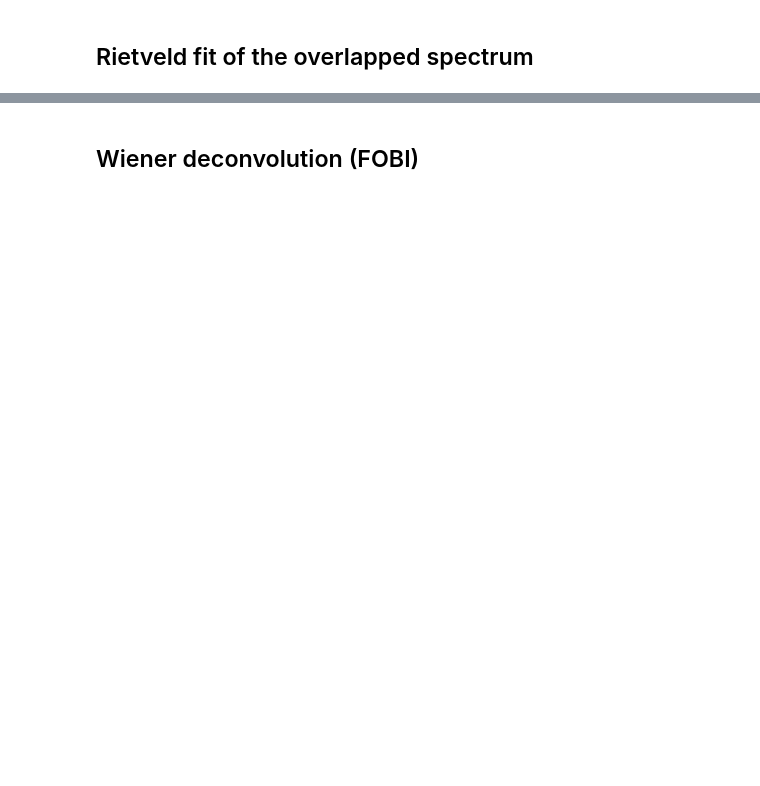
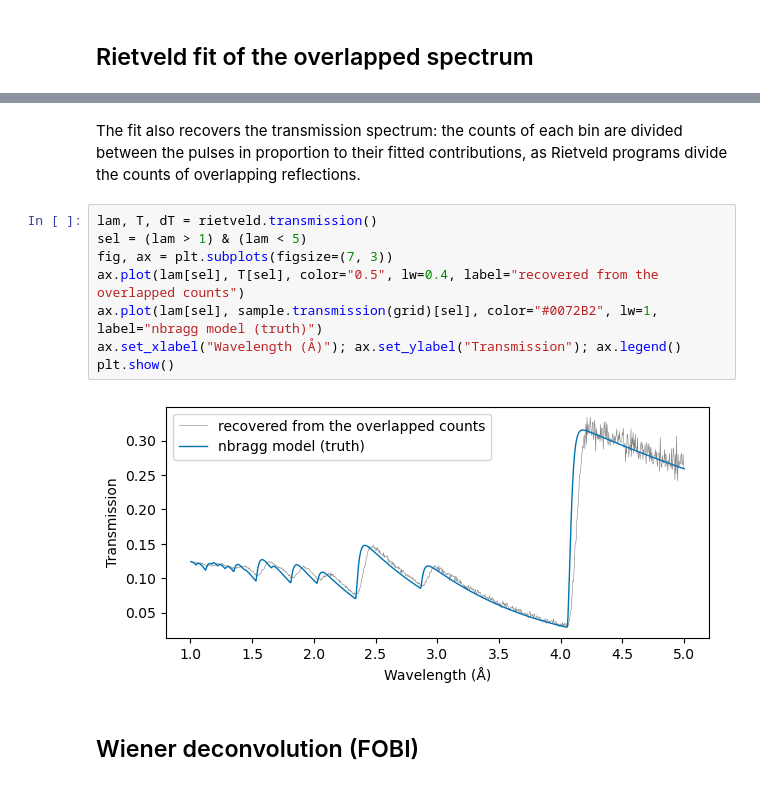
Before and after one commit to TsvikiHirsh/frame_overlap, a Jupyter notebook: notebooks/01_quickstart.ipynb, the cells around one changed output, grey strips where cells are left out. Cells and saved outputs as stored; diff of their text form; blank space fills up the shorter version.

```diff
--- a/notebooks/01_quickstart.ipynb
+++ b/notebooks/01_quickstart.ipynb
@@ -84,3 +86,17 @@ thickness 1.999229 0.000432    2.0                NaN                NaN
+# %% [markdown]
+The fit also recovers the transmission spectrum: the counts of each bin
+are divided between the pulses in proportion to their fitted contributions,
+as Rietveld programs divide the counts of overlapping reflections.
+# %%
+lam, T, dT = rietveld.transmission()
+sel = (lam > 1) & (lam < 5)
+fig, ax = plt.subplots(figsize=(7, 3))
+ax.plot(lam[sel], T[sel], color="0.5", lw=0.4, label="recovered from the overlapped counts")
+ax.plot(lam[sel], sample.transmission(grid)[sel], color="#0072B2", lw=1, label="nbragg model (truth)")
+ax.set_xlabel("Wavelength (Å)"); ax.set_ylabel("Transmission"); ax.legend()
+plt.show()
+# %% [output]
+[figure, added]
 # %% [markdown]
 ## Wiener deconvolution (FOBI)
 # %%
```
Also changed, not shown: parts of 8 cells of this notebook, 53 other files.
